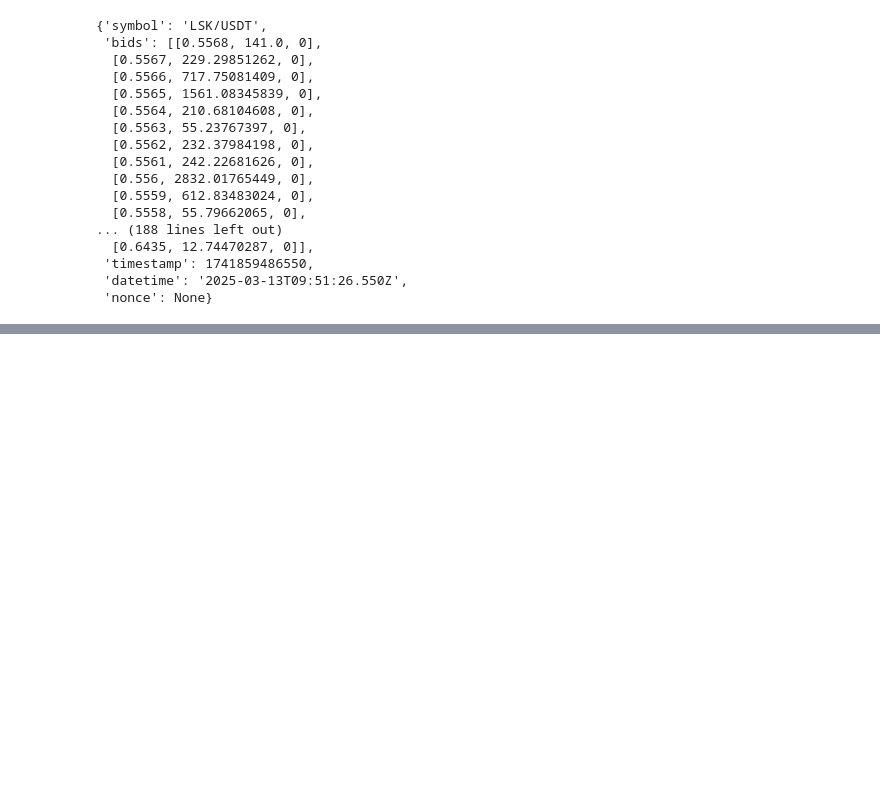
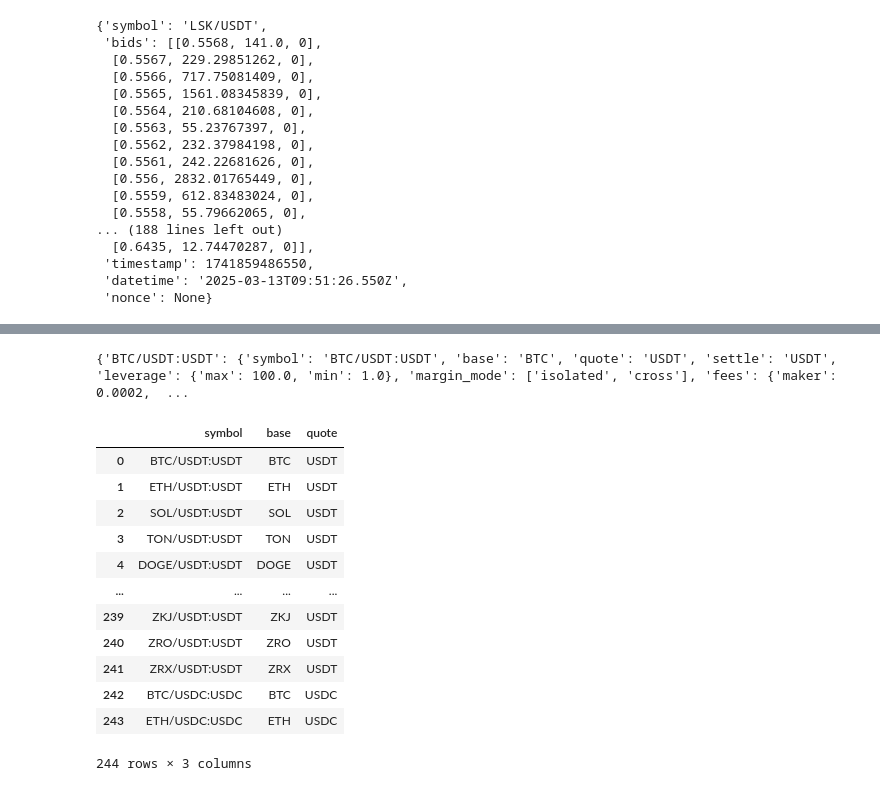
Before and after one commit to guozq0611/ThorpAI, a Jupyter notebook: btc_model/research/OKX测试.ipynb, the cells around one changed output, grey strips where cells are left out. Drawn from its saved outputs; the diff is of its cells as text; code cells hidden in the pictures; blank space fills up the shorter version.

```diff
--- a/btc_model/research/OKX测试.ipynb
+++ b/btc_model/research/OKX测试.ipynb
@@ -348,0 +331,23 @@ await asyncio.wait_for(exchange_pro.watch_ticker(symbol=symbol), 10)
+# %%
+from btc_model.core.util.crypto_util import CryptoUtil
+
+result = CryptoUtil.get_perpetual_markets(exchange=exchange)
+# %% [output]
+{'BTC/USDT:USDT': {'symbol': 'BTC/USDT:USDT', 'base': 'BTC', 'quote': 'USDT', 'settle': 'USDT', 'leverage': {'max': 100.0, 'min': 1.0}, 'margin_mode': ['isolated', 'cross'], 'fees': {'maker': 0.0002,  ...
+# %%
+import pandas as pd
+pd.DataFrame(result).transpose()[['symbol', 'base', 'quote']].reset_index(drop=True)
+# %% [output]
+|  | symbol | base | quote |
+| 0 | BTC/USDT:USDT | BTC | USDT |
+| 1 | ETH/USDT:USDT | ETH | USDT |
+| 2 | SOL/USDT:USDT | SOL | USDT |
+| 3 | TON/USDT:USDT | TON | USDT |
+| 4 | DOGE/USDT:USDT | DOGE | USDT |
+| ... | ... | ... | ... |
+| 239 | ZKJ/USDT:USDT | ZKJ | USDT |
+| 240 | ZRO/USDT:USDT | ZRO | USDT |
+| 241 | ZRX/USDT:USDT | ZRX | USDT |
+| 242 | BTC/USDC:USDC | BTC | USDC |
+| 243 | ETH/USDC:USDC | ETH | USDC |
+244 rows × 3 columns
```
Also changed, not shown: parts of 1 cell of this notebook, 8 other files.
